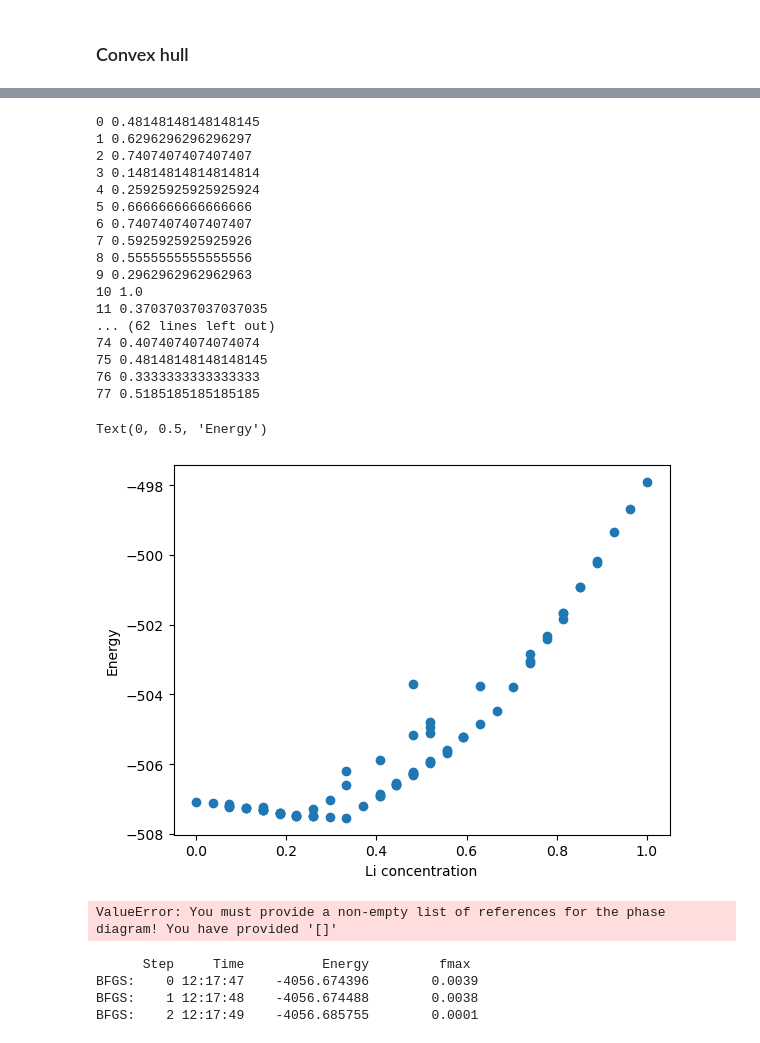
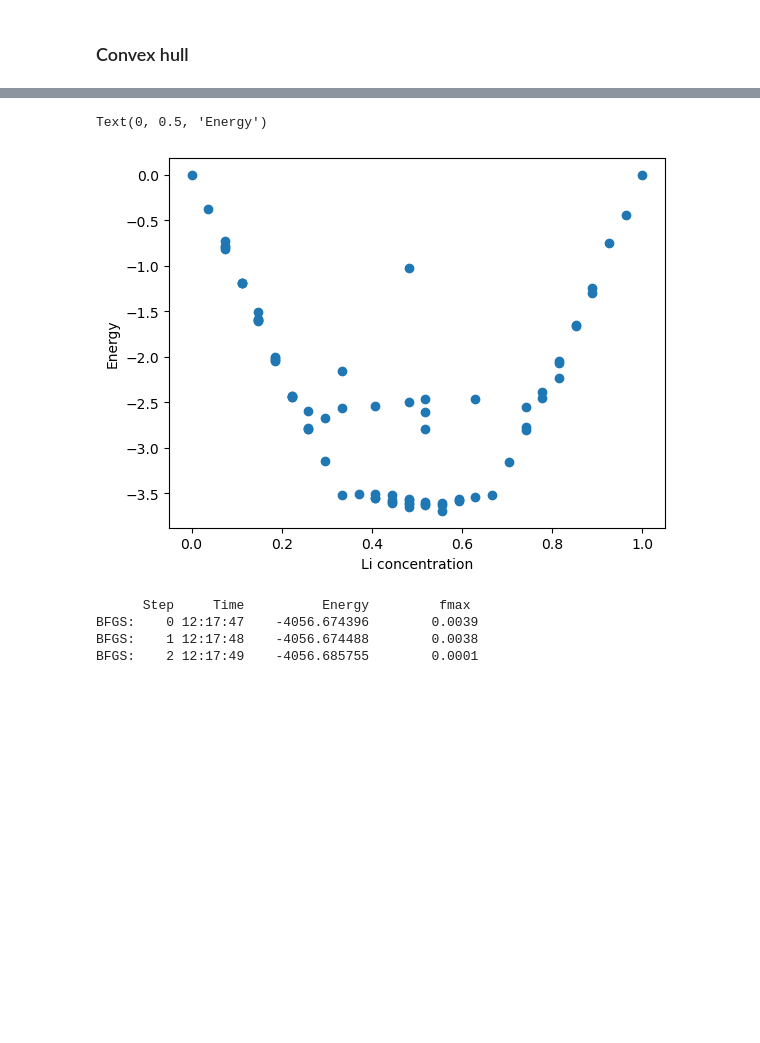
Before and after one commit to ThijsSmolders/Tantalizing, a Jupyter notebook: second_run/CCS/tutorial.ipynb, the cells around one changed output, grey strips where cells are left out. Cells and saved outputs as stored; diff of their text form; code cells hidden in the pictures; blank space fills up the shorter version.

Commit message:
docs: update second run including convex hull

```diff
--- a/second_run/CCS/tutorial.ipynb
+++ b/second_run/CCS/tutorial.ipynb
@@ -711,3 +711,12 @@ except:
 # rm("LJ.db")
 # %% [markdown]
 ### Convex hull
+# %%
+struct_no_Li = io.read('DFT.db@21')
+struct_full_Li = io.read('DFT.db@10')
+
+nrg_0 = struct_no_Li.get_potential_energy()
+nrg_1 = struct_full_Li.get_potential_energy()
+
+print(struct_no_Li.get_chemical_formula())
+print(struct_full_Li.get_chemical_formula())
@@ -717,11 +729,12 @@ from ccs_fit.ase_calculator.ccs_ase_calculator import CCS
 from ase import io
 import json
 import ase.db as db
+import matplotlib.pyplot as plt
 
 with open("CCS_params.json", 'r') as f:
     CCS_params = json.load(f)
 
-nrg_Li = CCS_params['One_body']['Li'] + 0.335
+nrg_Li = CCS_params['One_body']['Li']
 
 CCS_calc=CCS(CCS_params=CCS_params)
 
@@ -732,6 +745,15 @@ CCS_nrgs = []
 
 i = 0
 
+struct_no_Li_CCS = struct_no_Li.copy()
+struct_full_Li_CCS = struct_full_Li.copy()
+
+struct_no_Li_CCS.calc = CCS_calc
+struct_full_Li_CCS.calc = CCS_calc
+
+ECCS_no_Li = struct_no_Li_CCS.get_potential_energy()
+ECCS_full_Li = struct_full_Li_CCS.get_potential_energy()
+
 for row in DFT_DB.select():
     structure = row.toatoms()
     # print(structure.get_magnetic_moments())
@@ -741,7 +763,7 @@ for row in DFT_DB.select():
     x = nr_Li/nr_Ni
     EDFT = structure.get_potential_energy()
     structure.calc = CCS_calc
-    ECCS = structure.get_potential_energy() - nr_Li*nrg_Li
+    ECCS = structure.get_potential_energy() - (ECCS_no_Li) - (ECCS_full_Li-ECCS_no_Li)/27*nr_Li
     xs.append(x)
     CCS_nrgs.append(ECCS)
     i += 1
@@ -763,51 +785,33 @@ with open("CCS_params.json", 'r') as f:
     CCS_params = json.load(f)
 
 nrg_Li = CCS_params['One_body']['Li']
 
 CCS_calc=CCS(CCS_params=CCS_params)
 
 DFT_DB = db.connect('DFT.db')
 
 xs = []
 DFT_nrgs = []
 
 i = 0
 
 for row in DFT_DB.select():
     structure = row.toatoms()
     # print(i)
     # print(dir(structure))
     # print(structure.get_magnetic_moment())
     elems = structure.get_chemical_symbols()
     nr_Li = elems.count('Li')
     nr_Ni = elems.count('Ni')
     x = nr_Li/nr_Ni
-    print(i,x)
-    EDFT = structure.get_potential_energy() - nr_Li*nrg_Li
+    EDFT = structure.get_potential_energy() - (nrg_0) - (nrg_1-nrg_0)/27*nr_Li
     xs.append(x)
     DFT_nrgs.append(EDFT)
     i += 1
 
 plt.scatter(xs, DFT_nrgs)
 plt.xlabel("Li concentration")
 plt.ylabel("Energy")
 # %% [output]
-0 0.48148148148148145
-1 0.6296296296296297
-2 0.7407407407407407
-3 0.14814814814814814
-4 0.25925925925925924
-5 0.6666666666666666
-6 0.7407407407407407
-7 0.5925925925925926
-8 0.5555555555555556
-9 0.2962962962962963
-10 1.0
-11 0.37037037037037035
-... (62 lines left out)
-74 0.4074074074074074
-75 0.48148148148148145
-76 0.3333333333333333
-77 0.5185185185185185
+Text(0, 0.5, 'Energy')
-Text(0, 0.5, 'Energy')
-[figure, old version]
+[figure, new version]
@@ -832,33 +818,3 @@ def get_mixing_energy(atoms):
-# %%
-import numpy as np
-import matplotlib.pyplot as plt
-from ase.phasediagram import PhaseDiagram
-from ase.db import connect
-from ase.io import write
-
-db = connect('DFT.db')
-
-# Select the evaluated candidates and retrieve the chemical formula and mixing
-# energy for the phase diagram
-refs = []
-dcts = list(db.select('relaxed=1'))
-for dct in dcts:
-    refs.append((dct.formula, -dct.raw_score))
-
-pd = PhaseDiagram(refs)
-ax = pd.plot(show=not True,  # set to True to show plot
-             only_label_simplices=True)
-plt.savefig('hull.png')
-
-# View the simplices of the convex hull
-simplices = []
-toview = sorted(np.array(dcts)[pd.hull], key=lambda x: x.mass)
-for dct in toview:
-    simplices.append(dct.toatoms())
-
-write('hull.traj', simplices)
-# %% [output]
-ValueError: You must provide a non-empty list of references for the phase diagram! You have provided '[]'
 # %%
 from ase.optimize import BFGS
 from ccs_fit.ase_calculator.ccs_ase_calculator import CCS
```
Also changed, not shown: parts of 6 cells of this notebook, 1 other file.
